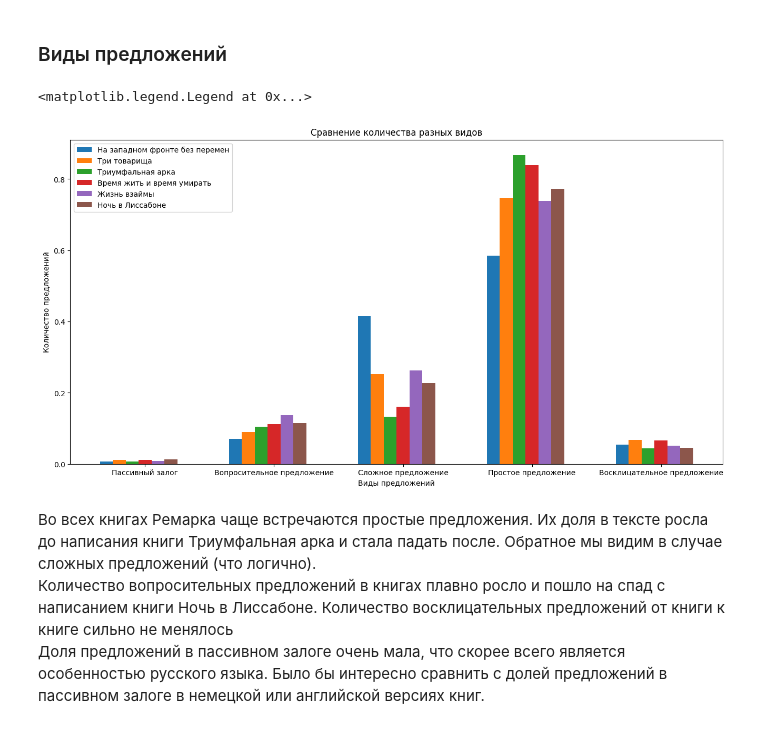
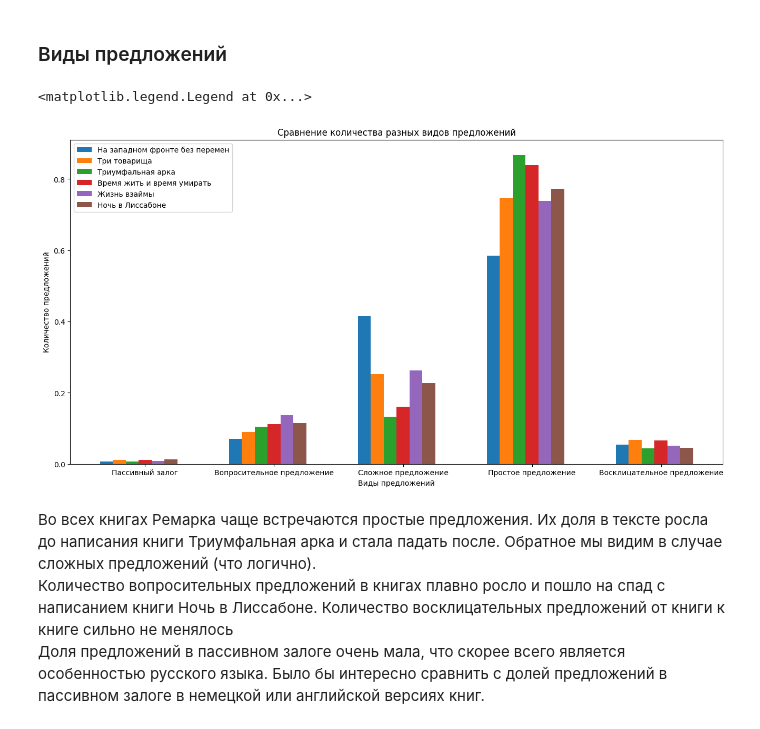
Before and after one commit to nellialeksanian/school_X_python, a Jupyter notebook: NLP/remarque/remarque_syntax.ipynb, the cells around one changed output. Saved outputs shown, nothing was run; the diff lists cells and outputs as text; code cells hidden in the pictures.

```diff
--- a/NLP/remarque/remarque_syntax.ipynb
+++ b/NLP/remarque/remarque_syntax.ipynb
@@ -88,28 +89,28 @@ def sentence_structure_check(book_tok):
 # %%
 import numpy as np
 
 sent_dicts = [sentence_structure_check(zap_front_tok),sentence_structure_check(three_comrades_tok), sentence_structure_check(triumf_tok), sentence_structure_check(vremya_tok), sentence_structure_check(vzaimy_tok), sentence_structure_check(lissabon_tok)]
 
 keys = list(sent_dicts[0].keys()) #список ключей
 values_list = [[dict[key] for key in keys] for dict in sent_dicts] # получаем список значений
 
 fig, ax = plt.subplots(figsize=(16, 8))  # ширина высота
 bar_width = 0.10
 index = np.arange(len(keys))
 book_names = ["На западном фронте без перемен","Три товарища","Триумфальная арка","Время жить и время умирать","Жизнь взаймы","Ночь в Лиссабоне"]
 
 # стоблики для каждого словаря
 for i, values in enumerate(values_list):
     plt.bar(index + i * bar_width, values, bar_width, label=book_names[i])
 
 plt.xlabel('Виды предложений')
 plt.ylabel('Количество предложений')
-plt.title('Сравнениe количества разных видов')
+plt.title('Сравнениe количества разных видов предложений')
 plt.xticks(index+0.3, keys)
 plt.legend()
 # %% [output]
 <matplotlib.legend.Legend at 0x...>
-[figure, old version]
+[figure, new version]
 # %% [markdown]
 Во всех книгах Ремарка чаще встречаются простые предложения. Их доля в тексте росла до написания книги Триумфальная арка и стала падать после. Обратное мы видим в случае сложных предложений (что логично). <br>
 Количество вопросительных предложений в книгах плавно росло и пошло на спад с написанием книги Ночь в Лиссабоне. Количество восклицательных предложений от книги к книге сильно не менялось <br>
```
Also changed, not shown: parts of 2 cells of this notebook.
